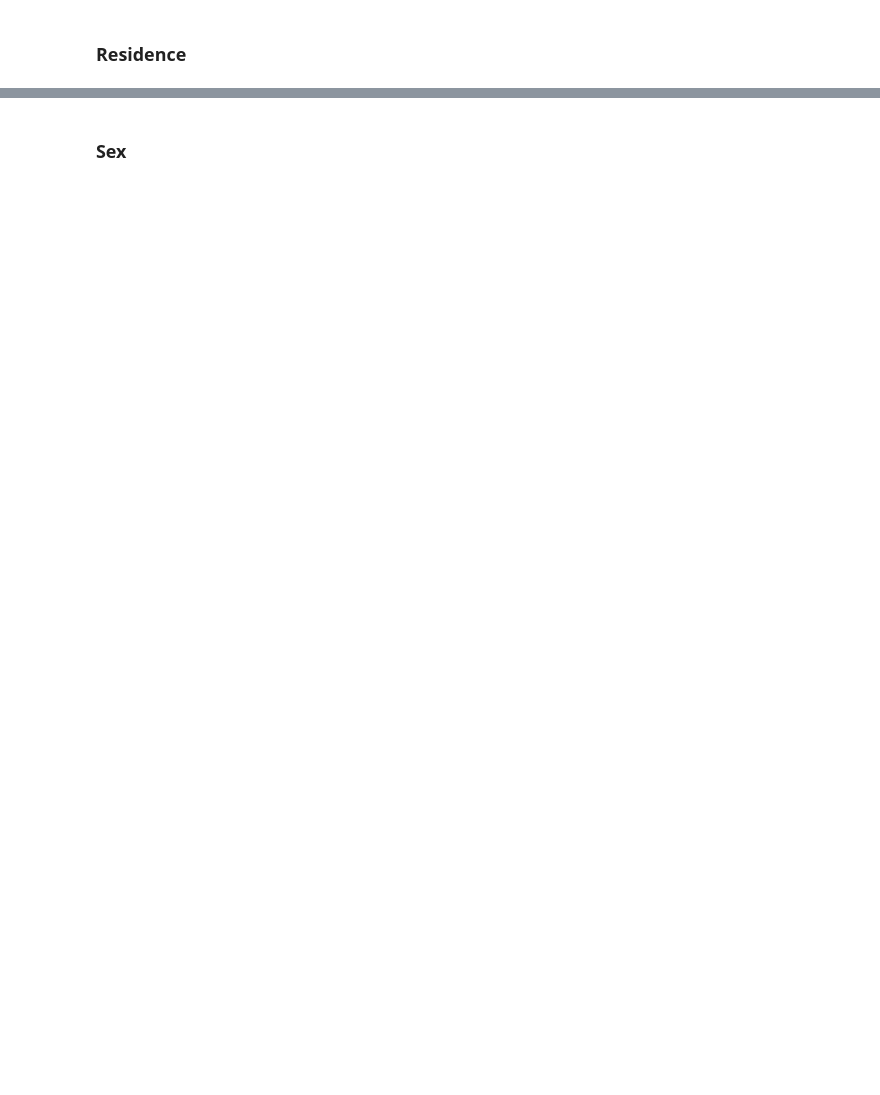
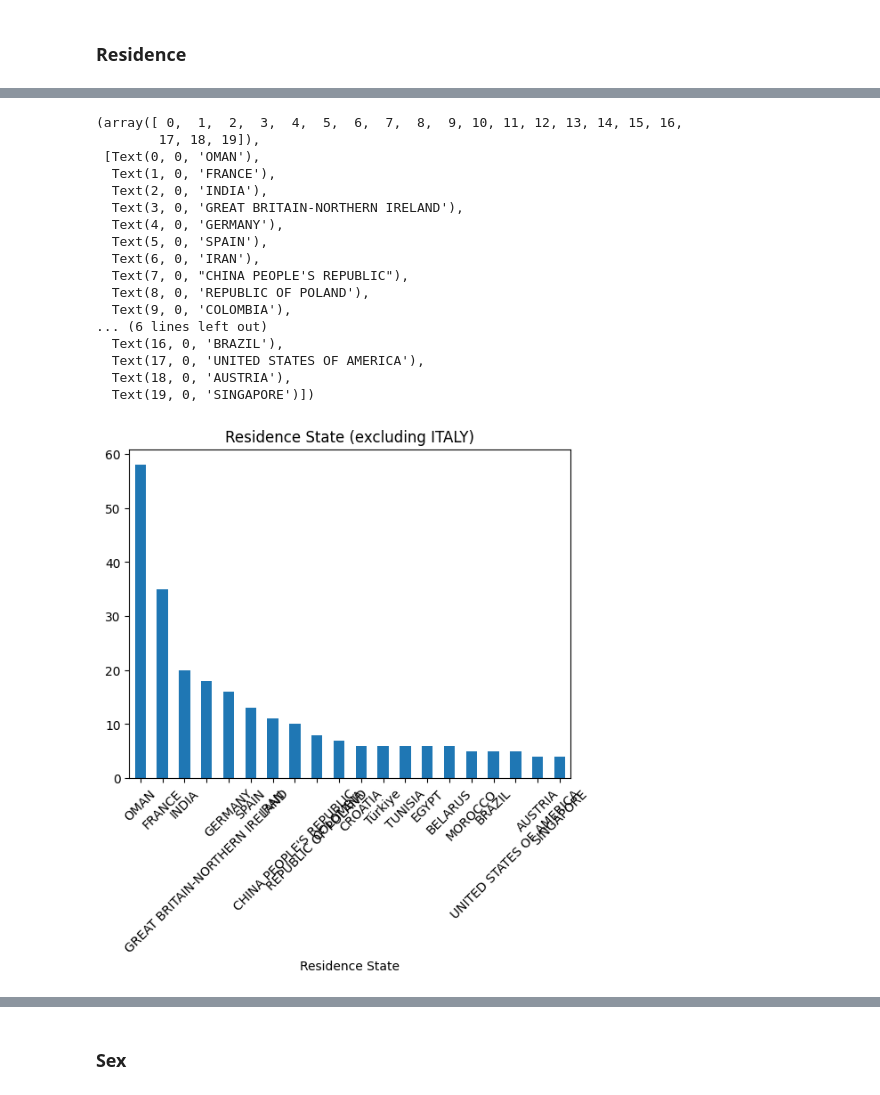
Before and after one commit to bertiandrea/ProjectWork_AEQUITAS_AKKODIS, a Jupyter notebook: code/Akkodis_Dataset_Analysis.ipynb, the cells around one changed output, grey strips where cells are left out. Cells and saved outputs as stored; diff of their text form; code cells hidden in the pictures; blank space fills up the shorter version.

```diff
--- a/code/Akkodis_Dataset_Analysis.ipynb
+++ b/code/Akkodis_Dataset_Analysis.ipynb
@@ -140,0 +236,12 @@ plt.xlabel('Residence Type')
+# %%
+drop_keywords = [
+    'ETHIOPIA',
+    'SOUTH AFRICAN REPUBLIC',
+    'USSR',
+    'YUGOSLAVIA'
+]
+
+for kw in drop_keywords:
+  mask = df['Residence'].str.contains(kw, na=False)
+  df.loc[mask, 'Residence'] = f"{kw} » (STATE) ~ (FOREIGN)"
+  print(f"Formatted '{kw}' as '{kw} » (STATE) ~ (FOREIGN)'")
@@ -140,0 +320,11 @@ plt.xlabel('Residence Type')
+# %%
+european_countries = [
+    'ALBANIA', 'AUSTRIA', 'BELARUS', 'BELGIUM', 'BULGARIA', 'CROATIA', 'CZECH REPUBLIC',
+    'FRANCE', 'GERMANY', 'GREAT BRITAIN-NORTHERN IRELAND', 'GREECE', 'ITALY', 'LATVIA',
+    'LITHUANIA', 'LUXEMBOURG', 'MALTA', 'MOLDOVA', 'MONACO', 'MONTENEGRO', 'NETHERLANDS',
+    'NORWAY', 'POLAND', 'PORTUGAL', 'ROMANIA', 'RUSSIA', 'SAN MARINO', 'SERBIA', 'SLOVAKIA',
+    'SLOVENIA', 'SPAIN', 'SWEDEN', 'SWITZERLAND', 'UKRAINE'
+]
+df['European Residence'] = df['Residence State'].apply(lambda x: 'Yes' if x in european_countries else 'No')
+df['Italian Residence'] = df['Residence State'].apply(lambda x: 'Yes' if 'ITALY' in x else 'No')
+df.head()
@@ -141,8 +338,27 @@ plt.xlabel('Residence Type')
 # %%
-res_state_counts = Counter(df[df['Residence State'] != 'ITALY']['Residence State'])
-res_state_df = pd.DataFrame(res_state_counts.items(), columns=['Residence State', 'Count'])
-res_state_df = res_state_df.sort_values(by='Count', ascending=False)
-res_state_df.head(20).plot(x='Residence State', y='Count', kind='bar', legend=False)
-plt.title('Top 20 Residence States (other than Italy)')
-plt.ylabel('Frequency')
-plt.show()
+lookup = 'Residence State'
+distrib = Counter(df[df[lookup] != 'ITALY'][lookup])
+distrib_df = pd.DataFrame(distrib.items(), columns=[lookup, 'Count'])
+distrib_df = distrib_df.sort_values(by='Count', ascending=False)
+distrib_df.head(20).plot(x=lookup, y='Count', kind='bar', legend=False)
+plt.title(lookup + ' (excluding ITALY)')
+plt.xticks(rotation=45)
+# %% [output]
+(array([ 0,  1,  2,  3,  4,  5,  6,  7,  8,  9, 10, 11, 12, 13, 14, 15, 16,
+        17, 18, 19]),
+ [Text(0, 0, 'OMAN'),
+  Text(1, 0, 'FRANCE'),
+  Text(2, 0, 'INDIA'),
+  Text(3, 0, 'GREAT BRITAIN-NORTHERN IRELAND'),
+  Text(4, 0, 'GERMANY'),
+  Text(5, 0, 'SPAIN'),
+  Text(6, 0, 'IRAN'),
+  Text(7, 0, "CHINA PEOPLE'S REPUBLIC"),
+  Text(8, 0, 'REPUBLIC OF POLAND'),
+  Text(9, 0, 'COLOMBIA'),
+... (6 lines left out)
+  Text(16, 0, 'BRAZIL'),
+  Text(17, 0, 'UNITED STATES OF AMERICA'),
+  Text(18, 0, 'AUSTRIA'),
+  Text(19, 0, 'SINGAPORE')])
+[figure, added]
```
Also changed, not shown: parts of 63 cells of this notebook.
